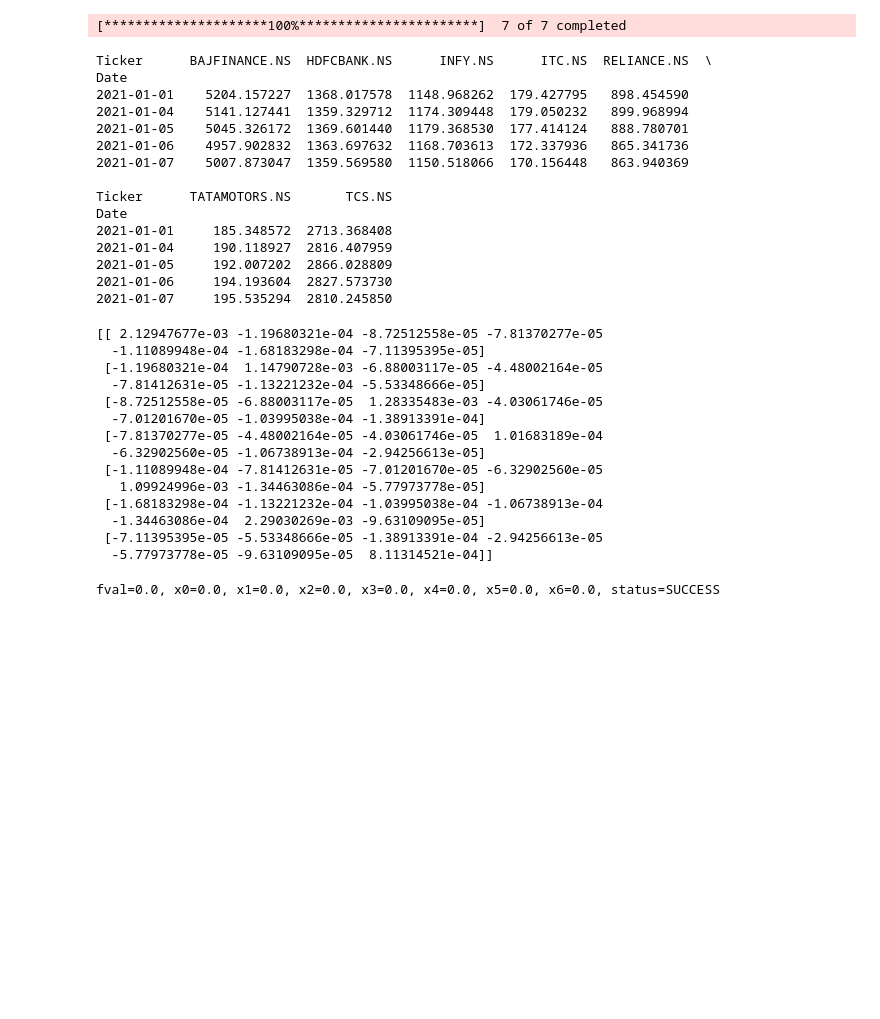
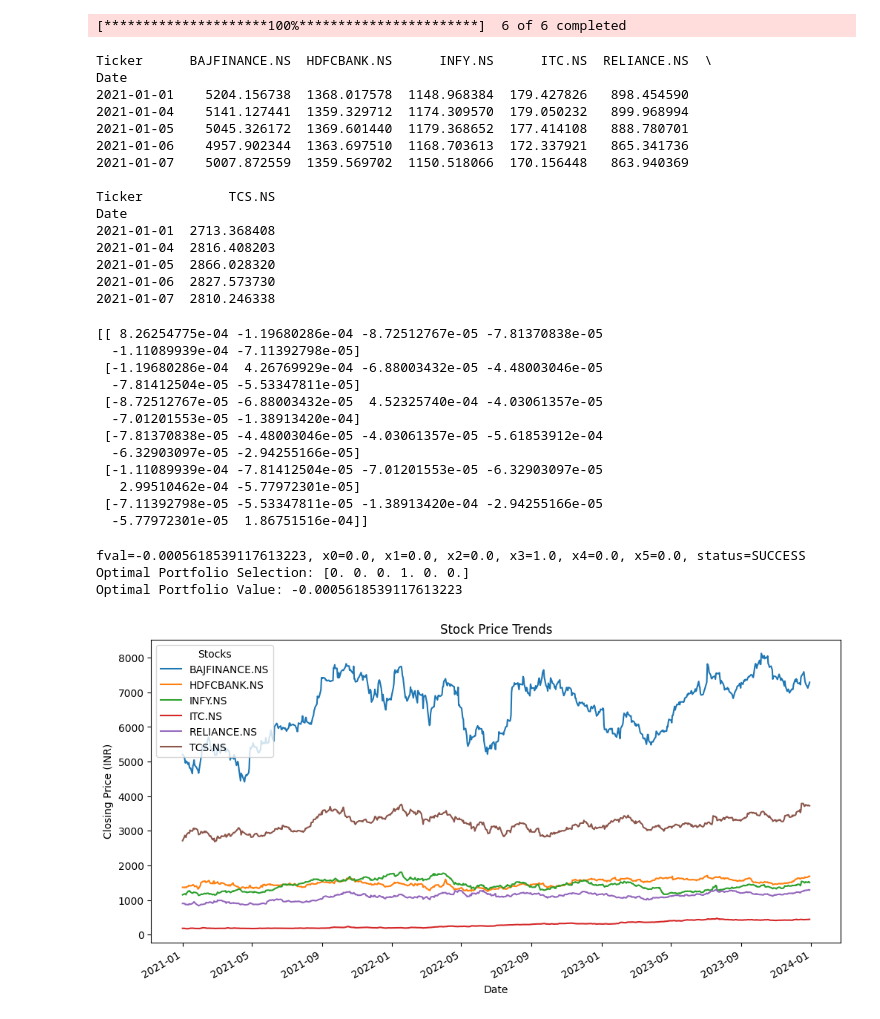
Before and after one commit to AdiXgit/QuantFin, a Jupyter notebook: better_yf.ipynb, the cells around one changed output. Drawn from its saved outputs; the diff is of its cells as text; code cells hidden in the pictures; blank space fills up the shorter version.

```diff
--- a/better_yf.ipynb
+++ b/better_yf.ipynb
@@ -17,7 +17,7 @@ from qiskit_aer import backends
 import yfinance as yf
 
 #(NSE India stocks with .NS suffix)
-stocks = ["TCS.NS", "INFY.NS", "HDFCBANK.NS", "RELIANCE.NS", "ITC.NS", "TATAMOTORS.NS", "BAJFINANCE.NS"]
+stocks = ["TCS.NS", "INFY.NS", "HDFCBANK.NS", "RELIANCE.NS", "ITC.NS",  "BAJFINANCE.NS"]
 
 # Download historical stock data for 3 years
 df = yf.download(stocks, start="2021-01-01", end="2024-01-01")
@@ -26,22 +26,22 @@ df = yf.download(stocks, start="2021-01-01", end="2024-01-01")
 df = df['Close']
 print(df.head())
 # %% [output]
-[*********************100%***********************]  7 of 7 completed
+[*********************100%***********************]  6 of 6 completed
 Ticker      BAJFINANCE.NS  HDFCBANK.NS      INFY.NS      ITC.NS  RELIANCE.NS  \
 Date
-2021-01-01    5204.157227  1368.017578  1148.968262  179.427795   898.454590
-2021-01-04    5141.127441  1359.329712  1174.309448  179.050232   899.968994
-2021-01-05    5045.326172  1369.601440  1179.368530  177.414124   888.780701
-2021-01-06    4957.902832  1363.697632  1168.703613  172.337936   865.341736
-2021-01-07    5007.873047  1359.569580  1150.518066  170.156448   863.940369
+2021-01-01    5204.156738  1368.017578  1148.968384  179.427826   898.454590
+2021-01-04    5141.127441  1359.329712  1174.309570  179.050232   899.968994
+2021-01-05    5045.326172  1369.601440  1179.368652  177.414108   888.780701
+2021-01-06    4957.902344  1363.697510  1168.703613  172.337921   865.341736
+2021-01-07    5007.872559  1359.569702  1150.518066  170.156448   863.940369
 
-Ticker      TATAMOTORS.NS       TCS.NS
+Ticker           TCS.NS
 Date
-2021-01-01     185.348572  2713.368408
-2021-01-04     190.118927  2816.407959
-2021-01-05     192.007202  2866.028809
-2021-01-06     194.193604  2827.573730
-2021-01-07     195.535294  2810.245850
+2021-01-01  2713.368408
+2021-01-04  2816.408203
+2021-01-05  2866.028320
+2021-01-06  2827.573730
+2021-01-07  2810.246338
 # %%
 """we are calculating the daily return and the covariance matrix , the matrix is imp cause it tells us if our portfolio is well balanced or not
 if the covariance is high then the stocks are not well balanced and if the covariance is low then the stocks are well balanced"""
@@ -51,9 +51,10 @@ mean_returns = returns.mean()
 cov_mat = returns.cov()
 # %%
 #building the qubo matrix
+import numpy as np
 assets = len(stocks)
 Q = np.zeros([assets, assets]) #init the qubo matrix
-penalty  = np.mean(abs(mean_returns)) / np.mean(abs(cov_mat.values))
+penalty  *= 0.53 #np.mean(abs(mean_returns)) / np.mean(abs(cov_mat.values))
 for i in range(assets):
     Q[i,i] = -mean_returns[i]+penalty*cov_mat.iloc[i,i]
     for j in range(i+1, assets):
@@ -62,20 +63,18 @@ for i in range(assets):
 
 print(Q)
 # %% [output]
-[[ 2.12947677e-03 -1.19680321e-04 -8.72512558e-05 -7.81370277e-05
-  -1.11089948e-04 -1.68183298e-04 -7.11395395e-05]
- [-1.19680321e-04  1.14790728e-03 -6.88003117e-05 -4.48002164e-05
-  -7.81412631e-05 -1.13221232e-04 -5.53348666e-05]
- [-8.72512558e-05 -6.88003117e-05  1.28335483e-03 -4.03061746e-05
-  -7.01201670e-05 -1.03995038e-04 -1.38913391e-04]
- [-7.81370277e-05 -4.48002164e-05 -4.03061746e-05  1.01683189e-04
-  -6.32902560e-05 -1.06738913e-04 -2.94256613e-05]
- [-1.11089948e-04 -7.81412631e-05 -7.01201670e-05 -6.32902560e-05
-   1.09924996e-03 -1.34463086e-04 -5.77973778e-05]
- [-1.68183298e-04 -1.13221232e-04 -1.03995038e-04 -1.06738913e-04
-  -1.34463086e-04  2.29030269e-03 -9.63109095e-05]
- [-7.11395395e-05 -5.53348666e-05 -1.38913391e-04 -2.94256613e-05
-  -5.77973778e-05 -9.63109095e-05  8.11314521e-04]]
+[[ 8.26254775e-04 -1.19680286e-04 -8.72512767e-05 -7.81370838e-05
+  -1.11089939e-04 -7.11392798e-05]
+ [-1.19680286e-04  4.26769929e-04 -6.88003432e-05 -4.48003046e-05
+  -7.81412504e-05 -5.53347811e-05]
+ [-8.72512767e-05 -6.88003432e-05  4.52325740e-04 -4.03061357e-05
+  -7.01201553e-05 -1.38913420e-04]
+ [-7.81370838e-05 -4.48003046e-05 -4.03061357e-05 -5.61853912e-04
+  -6.32903097e-05 -2.94255166e-05]
+ [-1.11089939e-04 -7.81412504e-05 -7.01201553e-05 -6.32903097e-05
+   2.99510462e-04 -5.77972301e-05]
+ [-7.11392798e-05 -5.53347811e-05 -1.38913420e-04 -2.94255166e-05
+  -5.77972301e-05  1.86751516e-04]]
 # %%
 from qiskit_optimization.algorithms import MinimumEigenOptimizer
 from qiskit.primitives import BackendSampler
@@ -88,17 +87,32 @@ linear_terms = {f"x{i}": Q[i, i] for i in range(assets)}
 quadratic_terms = {(f"x{i}", f"x{j}"): Q[i, j] for i in range(assets) for j in range(i + 1, assets)}
 qubo.minimize(linear=linear_terms, quadratic=quadratic_terms)
 
-# backend = Aer.get_backend('qasm_simulator')
+backend = Aer.get_backend('qasm_simulator')
 sampler = Sampler()
-qaoa = QAOA(sampler=sampler, optimizer=COBYLA(), reps=1)
+qaoa = QAOA(sampler=sampler, optimizer=COBYLA(), reps=10)
 
 # Convert QUBO to Ising model (handled internally by MinimumEigenOptimizer)
 meo = MinimumEigenOptimizer(qaoa)
 result = meo.solve(qubo)
 
 print(result)
+print("Optimal Portfolio Selection:", result.x)
+print("Optimal Portfolio Value:", result.fval)
 # %% [output]
-fval=0.0, x0=0.0, x1=0.0, x2=0.0, x3=0.0, x4=0.0, x5=0.0, x6=0.0, status=SUCCESS
+fval=-0.0005618539117613223, x0=0.0, x1=0.0, x2=0.0, x3=1.0, x4=0.0, x5=0.0, status=SUCCESS
+Optimal Portfolio Selection: [0. 0. 0. 1. 0. 0.]
+Optimal Portfolio Value: -0.0005618539117613223
 # %%
 # import qiskit_optimization.applications
 # help(qiskit_optimization.applications)
+# %%
+import matplotlib.pyplot as plt
+
+# Plot stock closing prices over time
+df.plot(figsize=(12,6), title="Stock Price Trends")
+plt.xlabel("Date")
+plt.ylabel("Closing Price (INR)")
+plt.legend(title="Stocks")
+plt.show()
+# %% [output]
+[figure, added]
```
Also changed, not shown: parts of 6 cells of this notebook.
